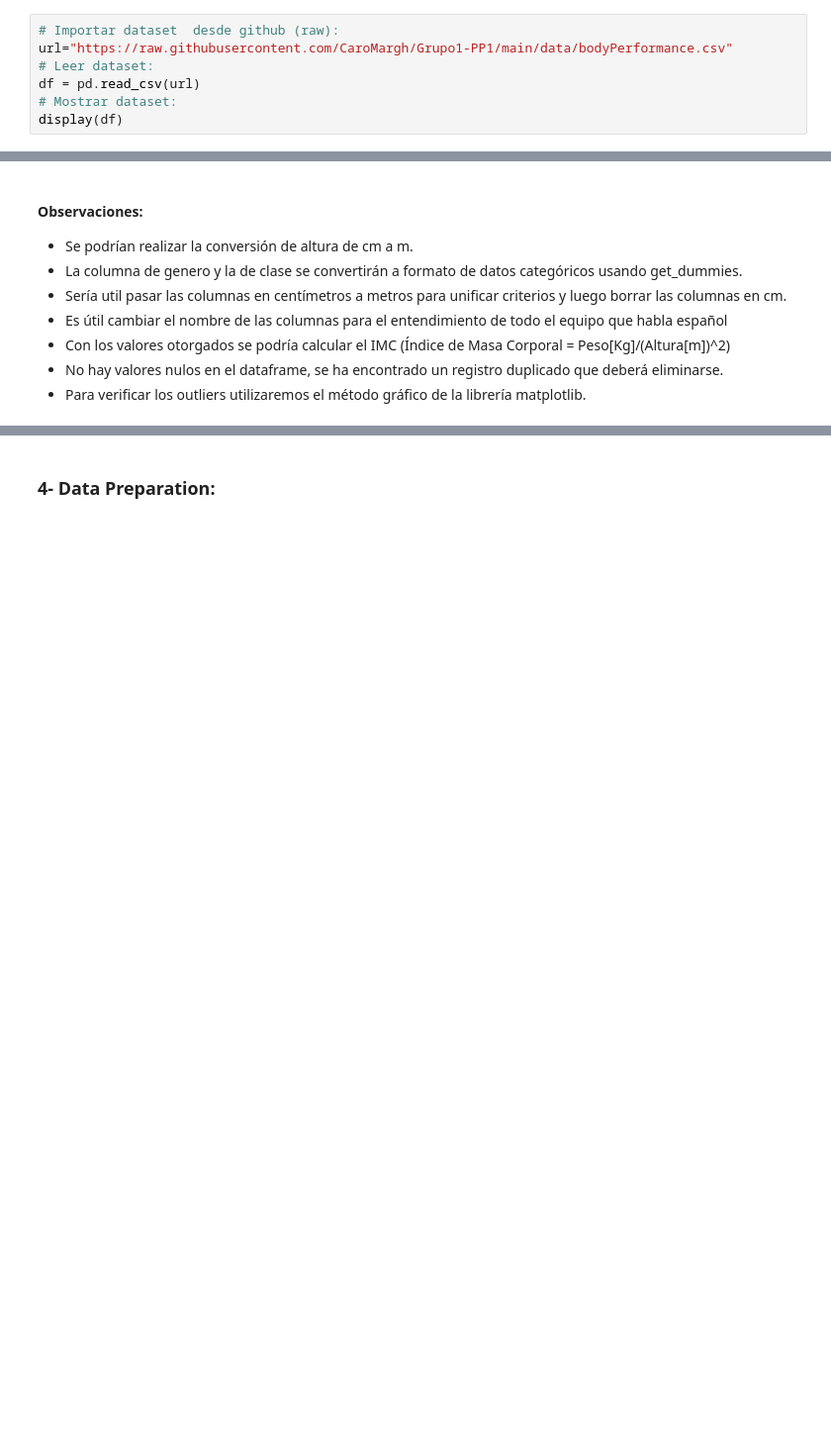
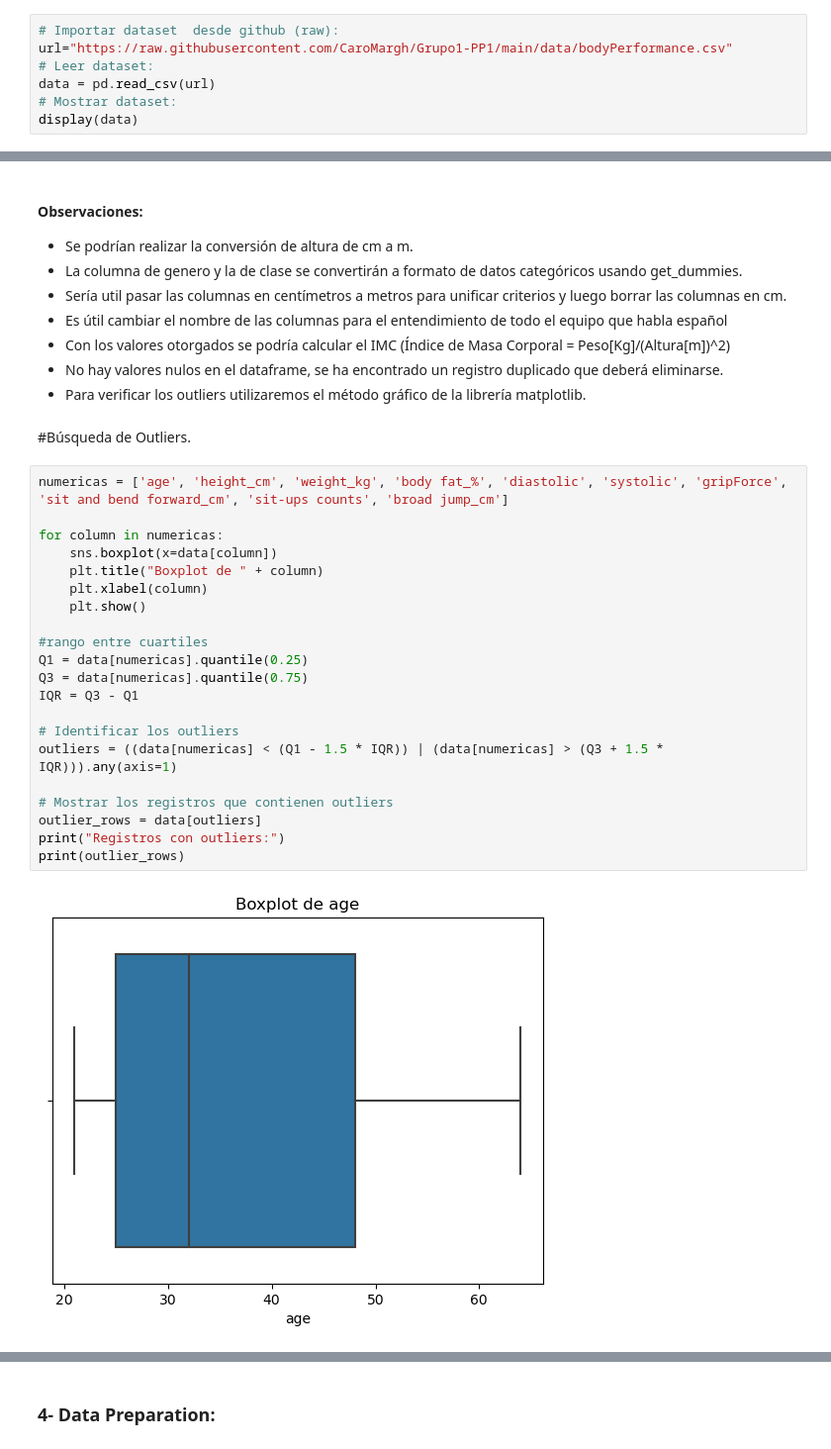
Before and after one commit to sosarodrigox/Grupo1-PP1, a Jupyter notebook: grupo1_pp1.ipynb, the cells around one changed output, grey strips where cells are left out. Shown at 99% size. Cells and saved outputs as stored; diff of their text form; blank space fills up the shorter version.

Commit message:
Update rama outliers

```diff
--- a/grupo1_pp1.ipynb
+++ b/grupo1_pp1.ipynb
@@ -76,9 +76,9 @@ import seaborn as sns
 # Importar dataset  desde github (raw):
 url="https://raw.githubusercontent.com/CaroMargh/Grupo1-PP1/main/data/bodyPerformance.csv"
 # Leer dataset:
-df = pd.read_csv(url)
+data = pd.read_csv(url)
 # Mostrar dataset:
-display(df)
+display(data)
 # %% [output]
 |  | age | gender | height_cm | weight_kg | body fat_% | diastolic | systolic | gripForce | ... |
 | 0 | 27.0 | M | 172.3 | 75.24 | 21.3 | 80.0 | 130.0 | 54.9 | ... |
@@ -136,3 +136,28 @@ Total de valores duplicados:
 * Con los valores otorgados se podría calcular el IMC (Índice de Masa Corporal = Peso[Kg]/(Altura[m])^2)
 * No hay valores nulos en el dataframe, se ha encontrado un registro duplicado que deberá eliminarse.
 * Para verificar los outliers utilizaremos el método gráfico de la librería matplotlib.
+# %% [markdown]
+#Búsqueda de Outliers.
+# %%
+numericas = ['age', 'height_cm', 'weight_kg', 'body fat_%', 'diastolic', 'systolic', 'gripForce', 'sit and bend forward_cm', 'sit-ups counts', 'broad jump_cm']
+
+for column in numericas:
+    sns.boxplot(x=data[column])
+    plt.title("Boxplot de " + column)
+    plt.xlabel(column)
+    plt.show()
+
+#rango entre cuartiles
+Q1 = data[numericas].quantile(0.25)
+Q3 = data[numericas].quantile(0.75)
+IQR = Q3 - Q1
+
+# Identificar los outliers
+outliers = ((data[numericas] < (Q1 - 1.5 * IQR)) | (data[numericas] > (Q3 + 1.5 * IQR))).any(axis=1)
+
+# Mostrar los registros que contienen outliers
+outlier_rows = data[outliers]
+print("Registros con outliers:")
+print(outlier_rows)
+# %% [output]
+[figure, added]
```
Also changed, not shown: parts of 2 cells of this notebook.
